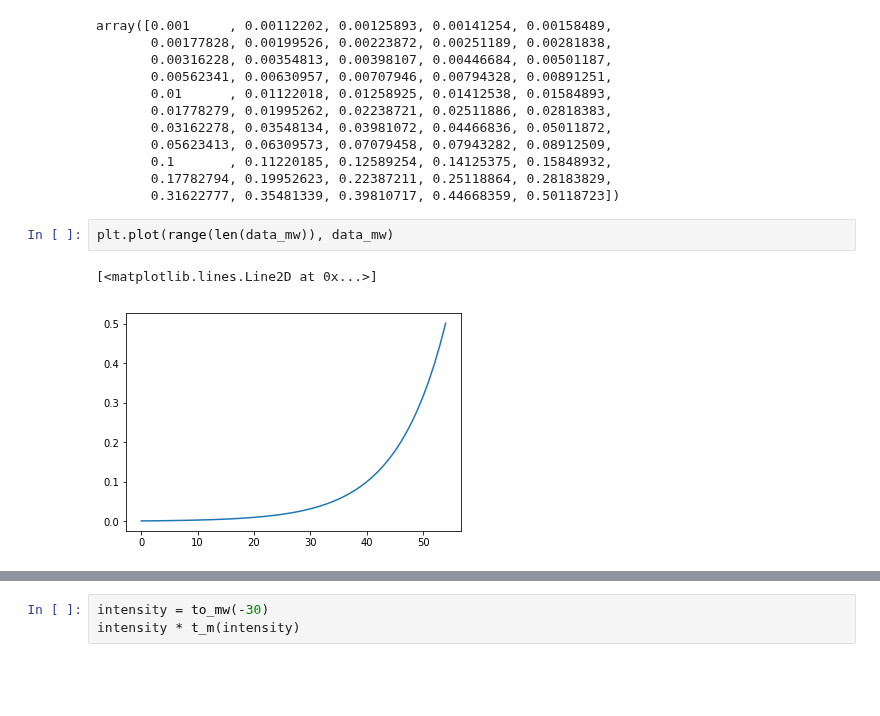
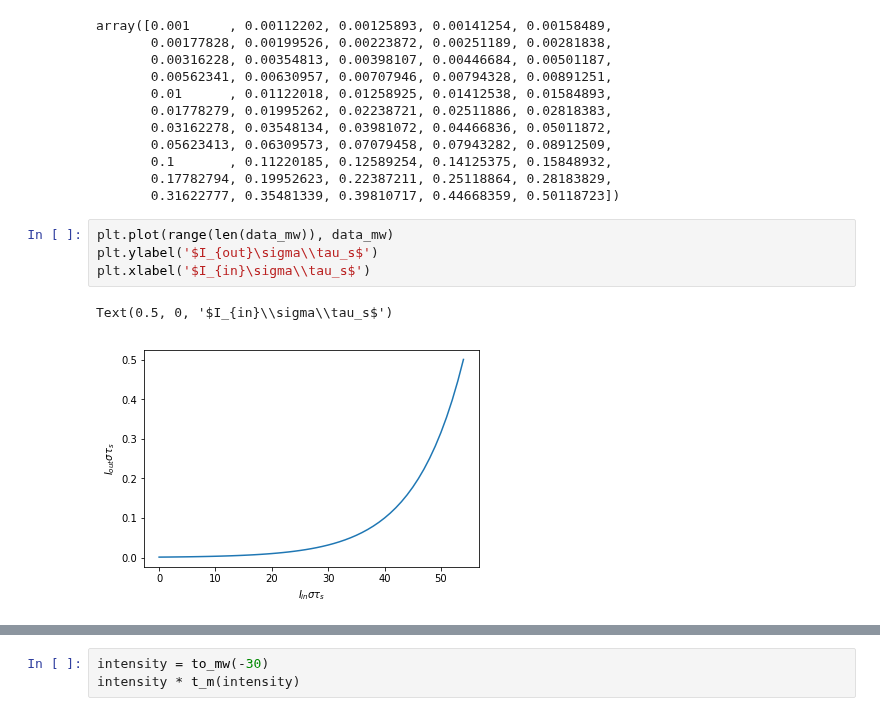
Before and after one commit to AnthonyDickson/summer-bursary-2018, a Jupyter notebook: Saturable Absorption Demo.ipynb, the cells around one changed output, grey strips where cells are left out. Cells and saved outputs as stored; diff of their text form; blank space fills up the shorter version.

```diff
--- a/Saturable Absorption Demo.ipynb
+++ b/Saturable Absorption Demo.ipynb
@@ -121,6 +121,8 @@ array([0.001     , 0.00112202, 0.00125893, 0.00141254, 0.00158489,
        0.31622777, 0.35481339, 0.39810717, 0.44668359, 0.50118723])
 # %%
 plt.plot(range(len(data_mw)), data_mw)
+plt.ylabel('$I_{out}\sigma\\tau_s$')
+plt.xlabel('$I_{in}\sigma\\tau_s$')
 # %% [output]
-[<matplotlib.lines.Line2D at 0x...>]
+Text(0.5, 0, '$I_{in}\\sigma\\tau_s$')
-[figure, old version]
+[figure, new version]
```
Also changed, not shown: parts of 14 cells of this notebook.
